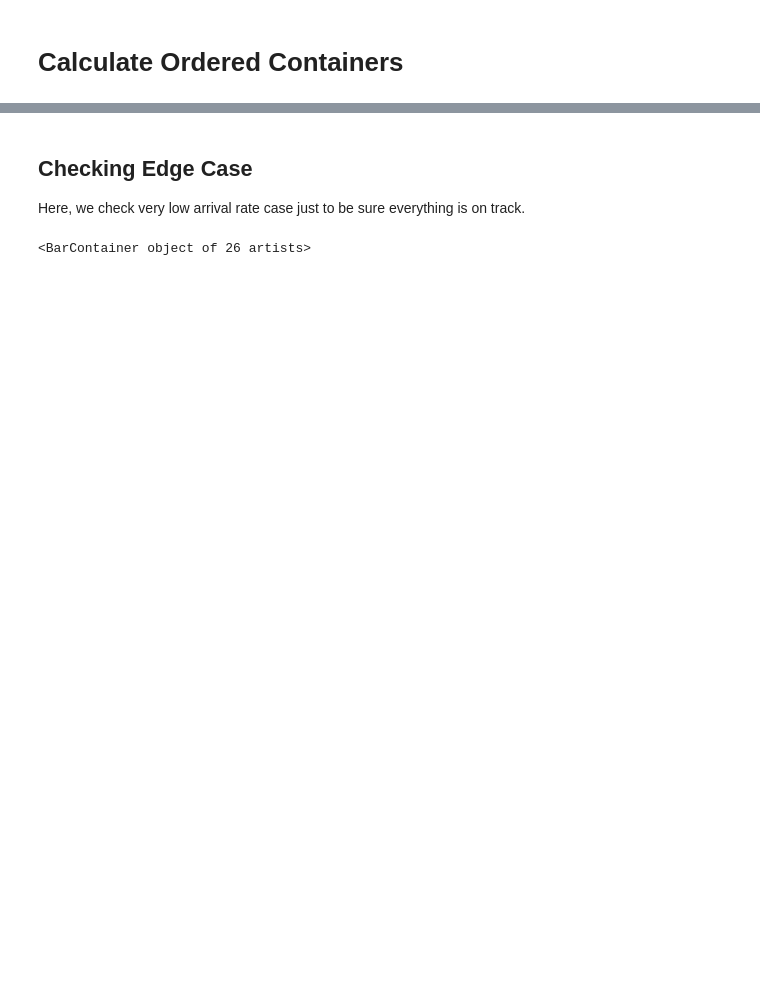
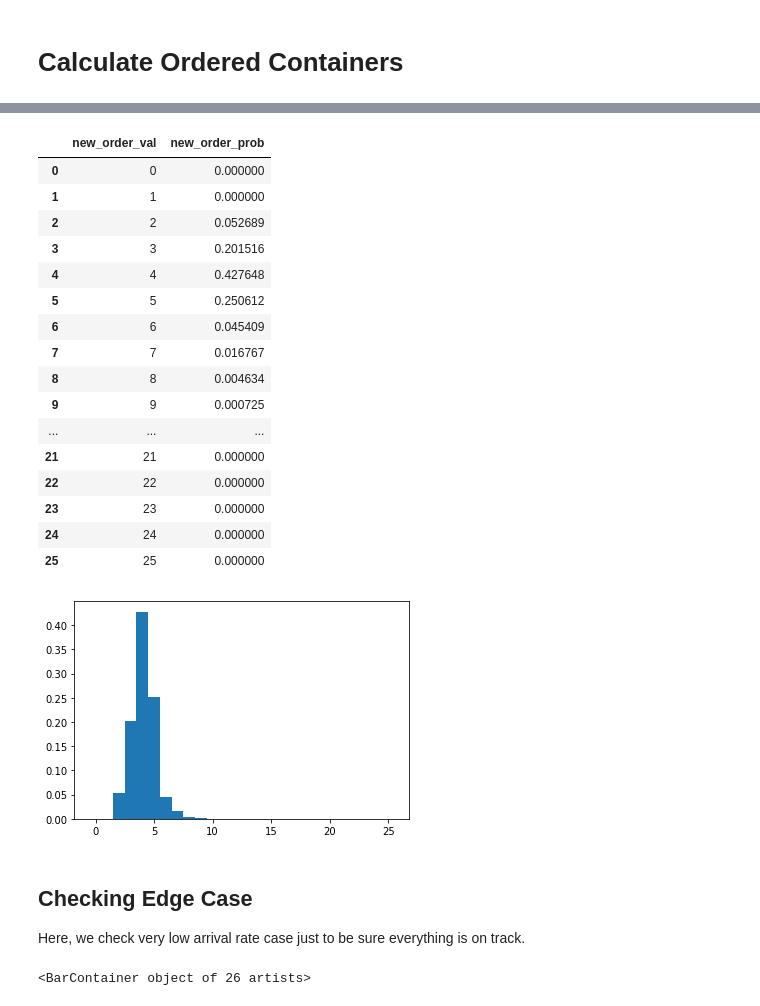
Before and after one commit to pacslab/conc-value-perf-modelling, a Jupyter notebook: model/01-calculate-params.ipynb, the cells around one changed output, grey strips where cells are left out. Cells and saved outputs as stored; diff of their text form; code cells hidden in the pictures; blank space fills up the shorter version.

```diff
--- a/model/01-calculate-params.ipynb
+++ b/model/01-calculate-params.ipynb
@@ -189,3 +225,33 @@ display(pd.DataFrame(data = {
+# %%
+new_order_val, new_order_prob = general_model.get_new_order_dist(new_req_count_averaged_vals, new_req_count_averaged_probs, single_container_config)
+
+# plot the result
+plt.bar(new_order_val, new_order_prob, width=1)
+
+# show results as pandas dataframe
+display(pd.DataFrame(data = {
+    'new_order_val': new_order_val,
+    'new_order_prob': new_order_prob,
+}))
+# %% [output]
+|  | new_order_val | new_order_prob |
+| 0 | 0 | 0.000000 |
+| 1 | 1 | 0.000000 |
+| 2 | 2 | 0.052689 |
+| 3 | 3 | 0.201516 |
+| 4 | 4 | 0.427648 |
+| 5 | 5 | 0.250612 |
+| 6 | 6 | 0.045409 |
+| 7 | 7 | 0.016767 |
+| 8 | 8 | 0.004634 |
+| 9 | 9 | 0.000725 |
+| ... | ... | ... |
+| 21 | 21 | 0.000000 |
+| 22 | 22 | 0.000000 |
+| 23 | 23 | 0.000000 |
+| 24 | 24 | 0.000000 |
+| 25 | 25 | 0.000000 |
+[figure, added]
 # %% [markdown]
 ## Checking Edge Case
 
```
Also changed, not shown: parts of 9 cells of this notebook, 4 other files.
